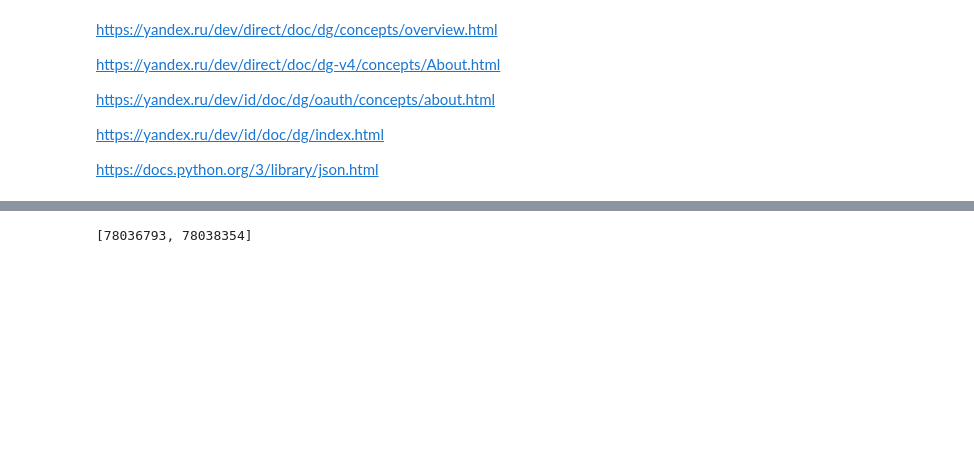
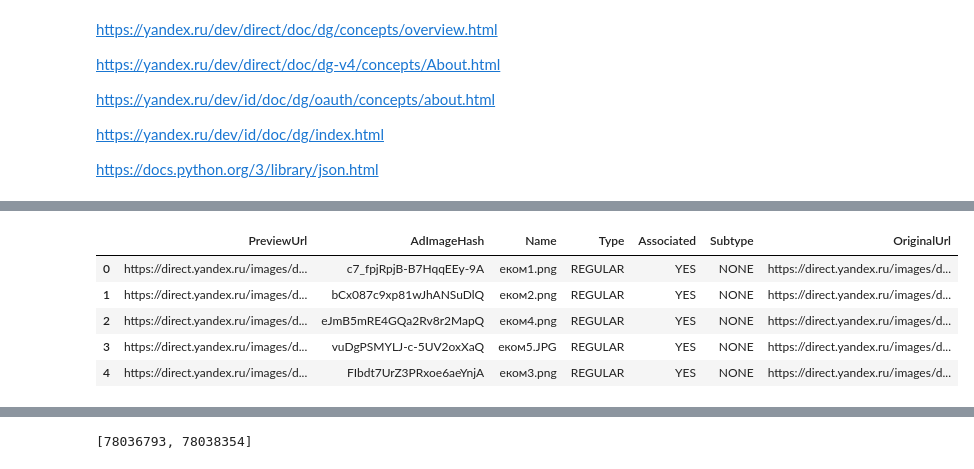
Before and after one commit to FED32/yandex_direct_parser, a Jupyter notebook: yandex_direct_class.ipynb, the cells around one changed output, grey strips where cells are left out. Drawn from its saved outputs; the diff is of its cells as text; code cells hidden in the pictures; blank space fills up the shorter version.

```diff
--- a/yandex_direct_class.ipynb
+++ b/yandex_direct_class.ipynb
@@ -885,0 +1748,11 @@ print(direct.get_forecast_list())
+# %%
+images = direct.get_images(field_names=["AdImageHash", "OriginalUrl", "PreviewUrl", "Name", "Type", "Subtype", "Associated"])
+images_table = pd.DataFrame(images['result']['AdImages'])
+images_table
+# %% [output]
+|  | PreviewUrl | AdImageHash | Name | Type | Associated | Subtype | OriginalUrl |
+| 0 | https://direct.yandex.ru/images/d... | c7_fpjRpjB-B7HqqEEy-9A | еком1.png | REGULAR | YES | NONE | https://direct.yandex.ru/images/d... |
+| 1 | https://direct.yandex.ru/images/d... | bCx087c9xp81wJhANSuDlQ | еком2.png | REGULAR | YES | NONE | https://direct.yandex.ru/images/d... |
+| 2 | https://direct.yandex.ru/images/d... | eJmB5mRE4GQa2Rv8r2MapQ | еком4.png | REGULAR | YES | NONE | https://direct.yandex.ru/images/d... |
+| 3 | https://direct.yandex.ru/images/d... | vuDgPSMYLJ-c-5UV2oxXaQ | еком5.JPG | REGULAR | YES | NONE | https://direct.yandex.ru/images/d... |
+| 4 | https://direct.yandex.ru/images/d... | FIbdt7UrZ3PRxoe6aeYnjA | еком3.png | REGULAR | YES | NONE | https://direct.yandex.ru/images/d... |
```
Also changed, not shown: parts of 27 cells of this notebook.
